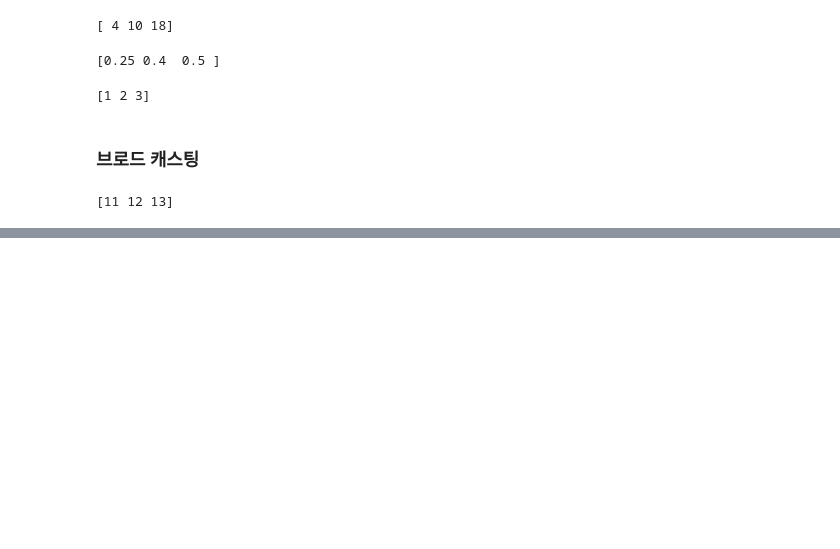
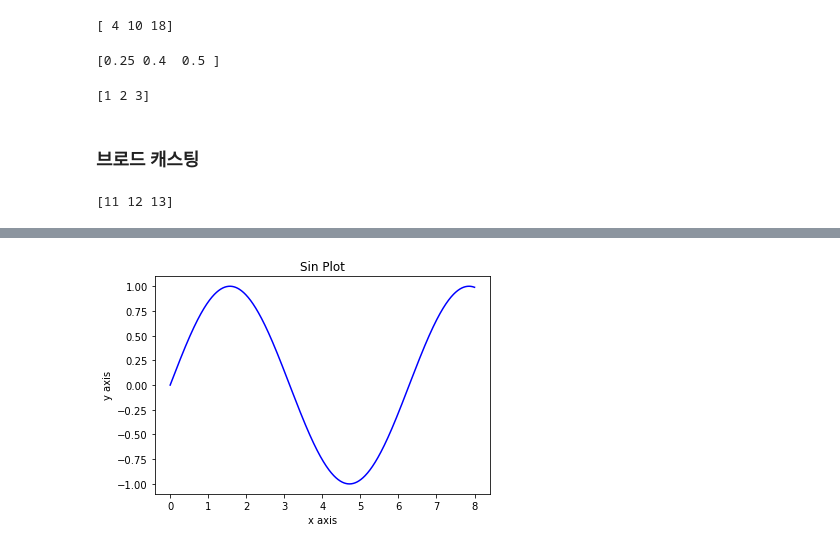
Before and after one commit to imguru-mooc/AI_Basic, a Jupyter notebook: 파이썬/7_day.ipynb, the cells around one changed output, grey strips where cells are left out. Saved outputs shown, nothing was run; the diff lists cells and outputs as text; code cells hidden in the pictures; blank space fills up the shorter version.

```diff
--- a/파이썬/7_day.ipynb
+++ b/파이썬/7_day.ipynb
@@ -406,0 +648,16 @@ print(c)
+# %%
+import matplotlib.pyplot as plt
+
+x = np.linspace(0,8,1000)
+y = np.zeros(len(x))
+
+for i in range(len(x)):
+    y[i] = np.sin(x[i])
+
+plt.plot(x,y,"b")
+plt.title("Sin Plot")
+plt.xlabel("x axis")
+plt.ylabel("y axis")
+plt.show()
+# %% [output]
+[figure, added]
```
Also changed, not shown: parts of 35 cells of this notebook, 1 other file.
